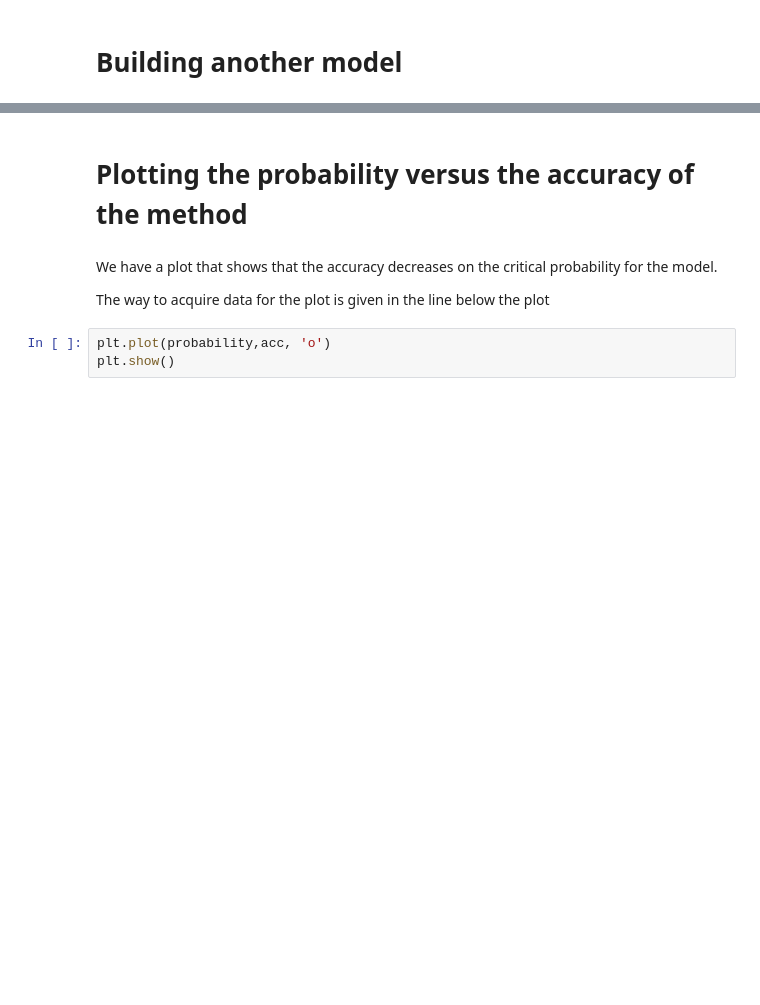
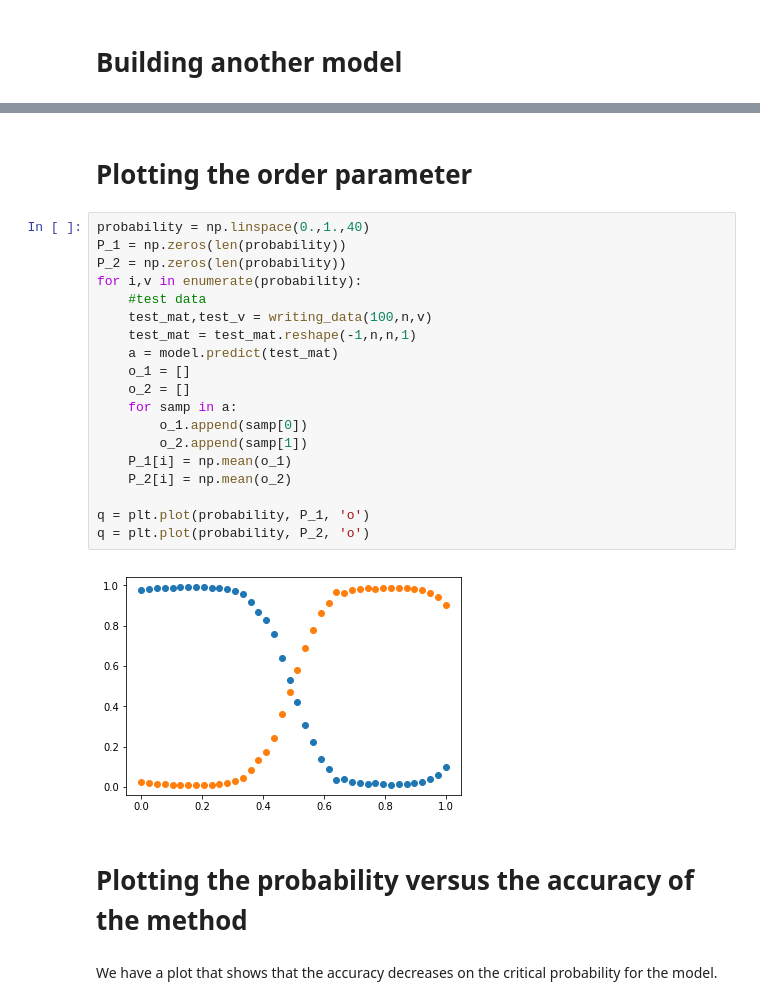
Before and after one commit to nahumsa/Percolation, a Jupyter notebook: Percolation_ML.ipynb, the cells around one changed output, grey strips where cells are left out. Cells and saved outputs as stored; diff of their text form; blank space fills up the shorter version.

```diff
--- a/Percolation_ML.ipynb
+++ b/Percolation_ML.ipynb
@@ -180,9 +209,27 @@ plt.show()
+# %% [markdown]
+# Plotting the order parameter
+# %%
+probability = np.linspace(0.,1.,40)
+P_1 = np.zeros(len(probability))
+P_2 = np.zeros(len(probability))
+for i,v in enumerate(probability):
+    #test data
+    test_mat,test_v = writing_data(100,n,v)
+    test_mat = test_mat.reshape(-1,n,n,1)
+    a = model.predict(test_mat)
+    o_1 = []
+    o_2 = []
+    for samp in a:
+        o_1.append(samp[0])
+        o_2.append(samp[1])
+    P_1[i] = np.mean(o_1)
+    P_2[i] = np.mean(o_2)
+
+q = plt.plot(probability, P_1, 'o')
+q = plt.plot(probability, P_2, 'o')
+# %% [output]
+[figure, added]
 # %% [markdown]
 # Plotting the probability versus the accuracy of the method
 # %% [markdown]
 We have a plot that shows that the accuracy decreases on the critical probability for the model.
-
-The way to acquire data for the plot is given in the line below the plot
-# %%
-plt.plot(probability,acc, 'o')
-plt.show()
```
Also changed, not shown: parts of 16 cells of this notebook.
